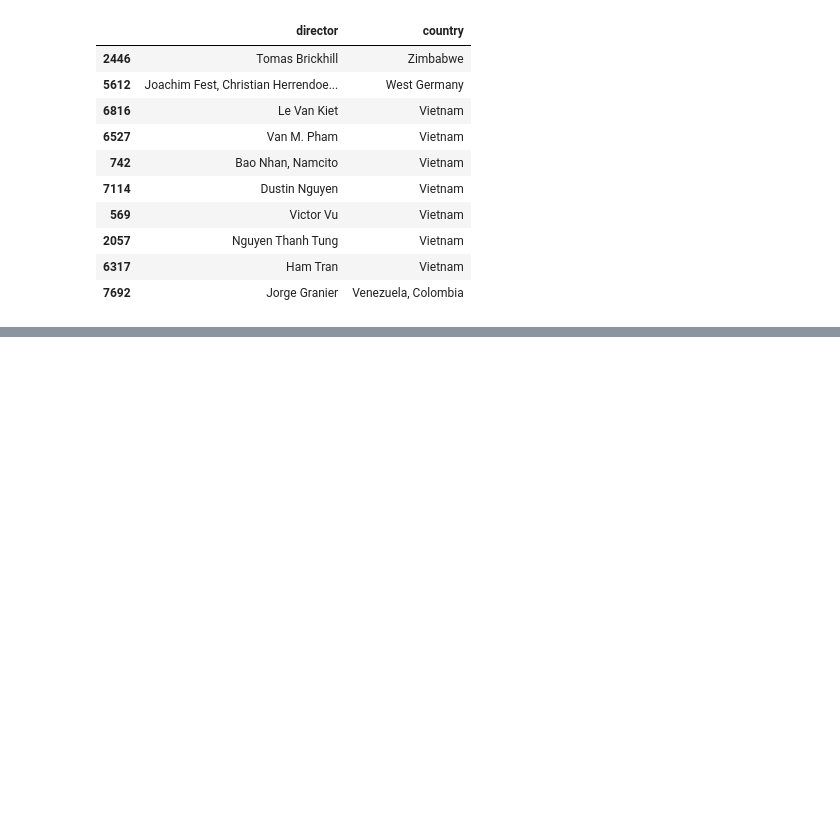
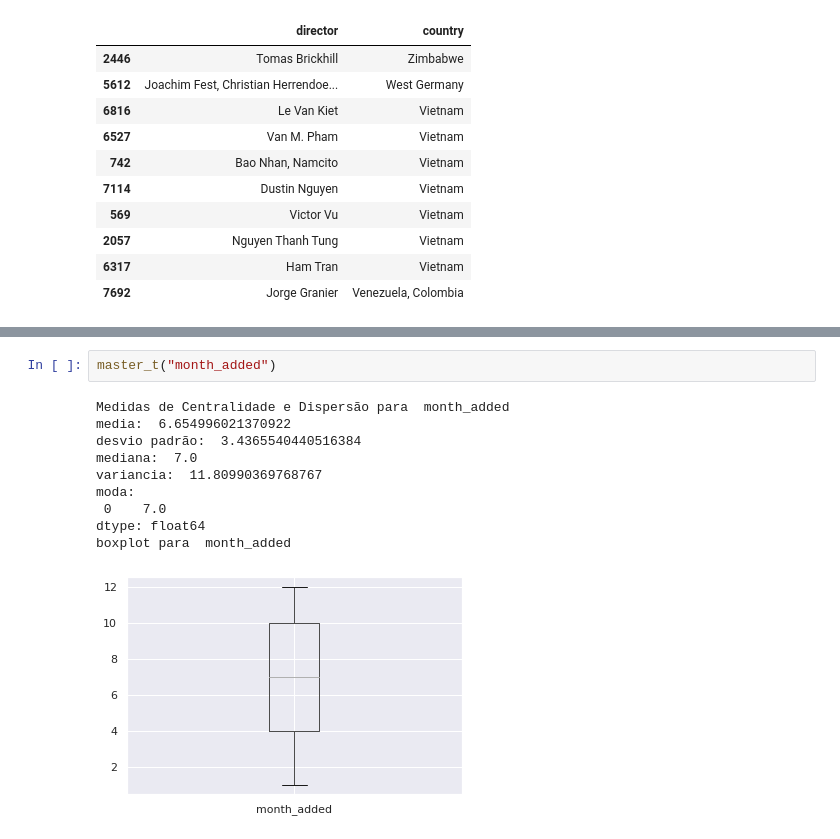
Before and after one commit to Francelinojr/TRABALHO-ICD, a Jupyter notebook: Olá,_este_é_o_Colaboratory.ipynb, the cells around one changed output, grey strips where cells are left out. Drawn from its saved outputs; the diff is of its cells as text; blank space fills up the shorter version.

```diff
--- a/Olá,_este_é_o_Colaboratory.ipynb
+++ b/Olá,_este_é_o_Colaboratory.ipynb
@@ -165,0 +236,13 @@ master[["director","country"]].sort_values(by="country",ascending=False).head(10
+# %%
+master_t("month_added")
+# %% [output]
+Medidas de Centralidade e Dispersão para  month_added
+media:  6.654996021370922
+desvio padrão:  3.4365540440516384
+mediana:  7.0
+variancia:  11.80990369768767
+moda:
+ 0    7.0
+dtype: float64
+boxplot para  month_added
+[figure, added]
```
Also changed, not shown: parts of 8 cells of this notebook.
